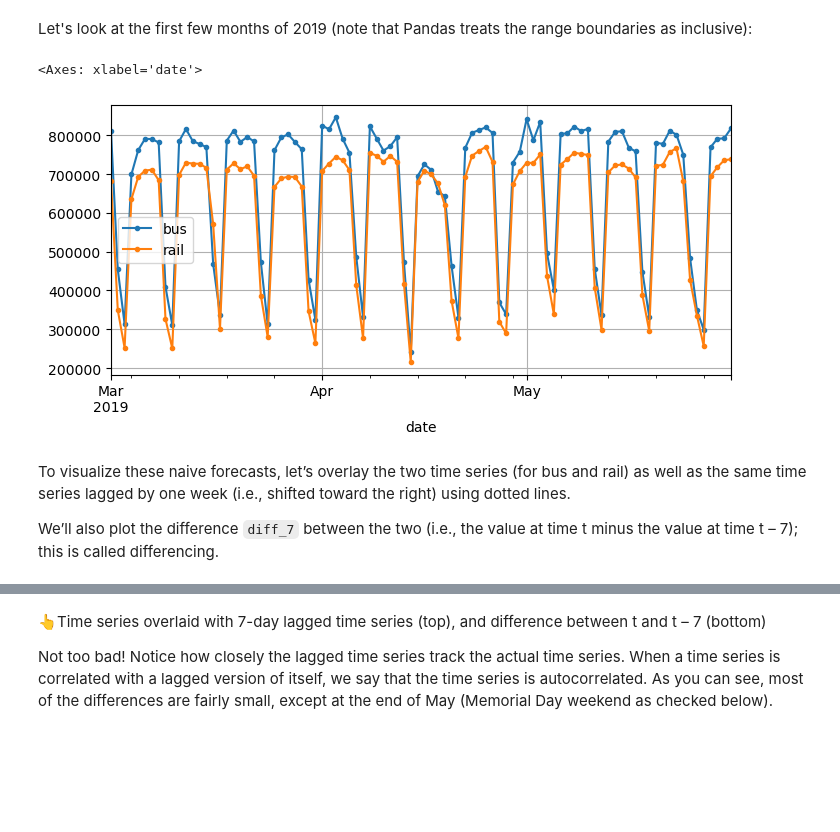
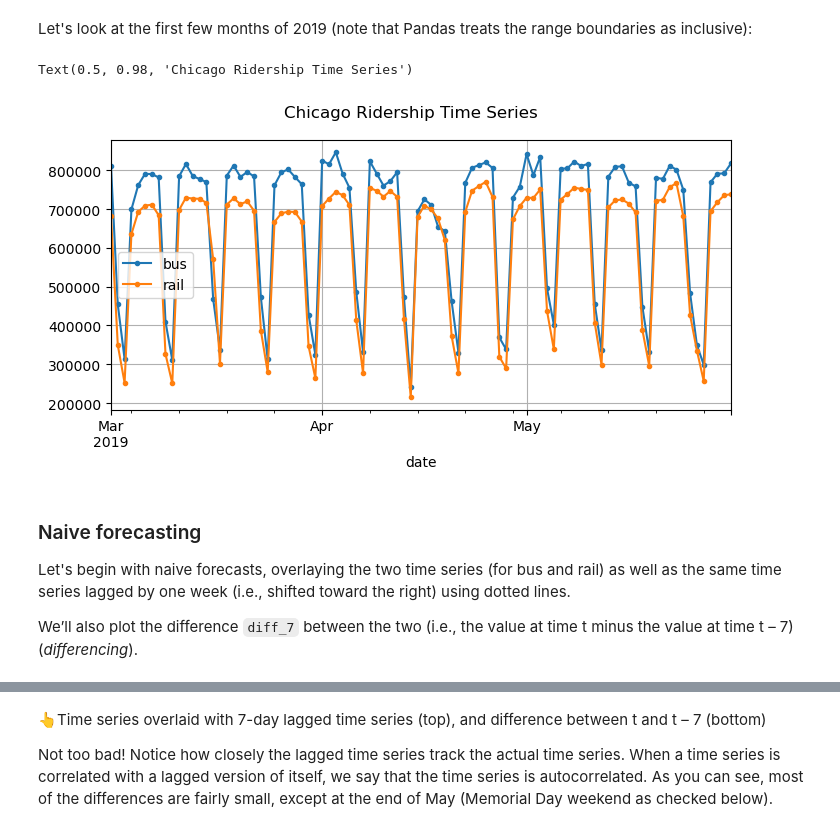
Before and after one commit to rsnemmen/chicago-transit-forecasting, a Jupyter notebook: 1-basics, ARIMA.ipynb, the cells around one changed output, grey strips where cells are left out. Cells and saved outputs as stored; diff of their text form; code cells hidden in the pictures; blank space fills up the shorter version.

```diff
--- a/1-basics, ARIMA.ipynb
+++ b/1-basics, ARIMA.ipynb
@@ -70,20 +82,20 @@ Sundays or holidays.
 # %% [markdown]
 Let's look at the first few months of 2019 (note that Pandas treats the range boundaries as inclusive):
 # %%
-import matplotlib.pyplot as plt
-
 df["2019-03":"2019-05"].plot(grid=True, marker=".", figsize=(8, 3.5))
-#plt.show()
+plt.suptitle("Chicago Ridership Time Series")
 # %% [output]
-<Axes: xlabel='date'>
+Text(0.5, 0.98, 'Chicago Ridership Time Series')
-[figure, old version]
+[figure, new version]
 # %% [markdown]
-To visualize these naive forecasts, let’s overlay the two time series (for bus and rail) as
+### Naive forecasting
+
+Let's begin with naive forecasts, overlaying the two time series (for bus and rail) as
 well as the same time series lagged by one week (i.e., shifted toward the right) using
 dotted lines.
 
 We’ll also plot the difference `diff_7` between the two (i.e., the value at time t
-minus the value at time t – 7); this is called differencing.
+minus the value at time t – 7) (*differencing*).
 # %%
 diff_7 = df[["bus", "rail"]].diff(7)["2019-03":"2019-05"]
 
```
Also changed, not shown: parts of 14 cells of this notebook.
